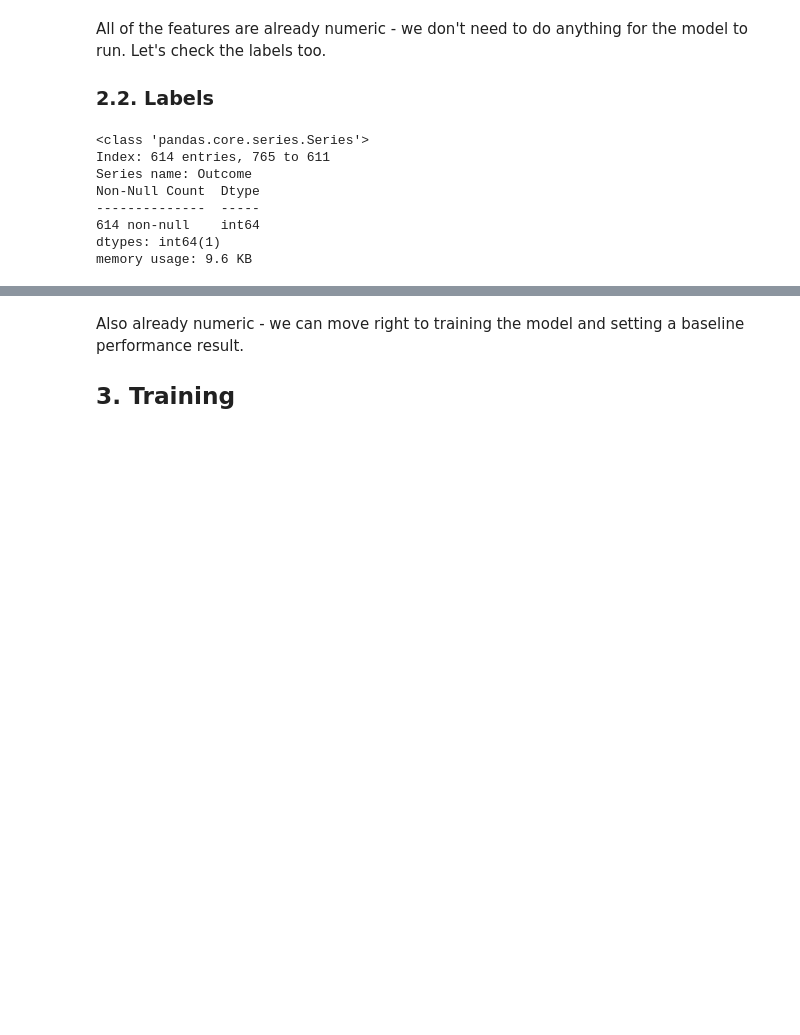
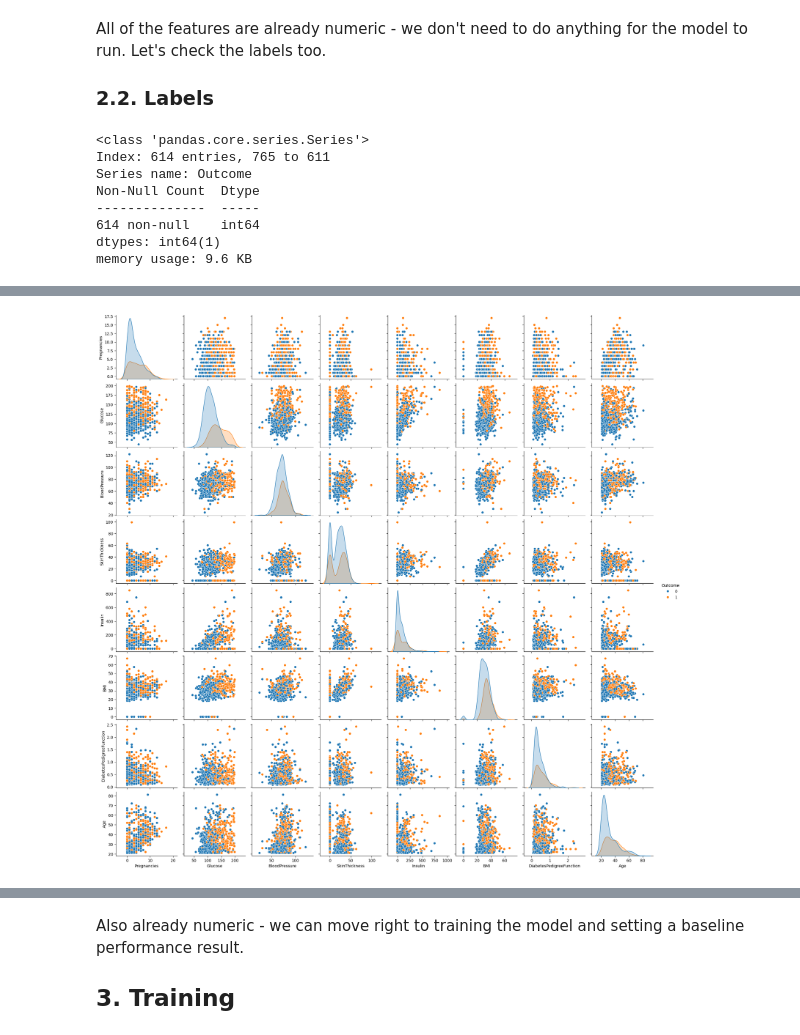
Before and after one commit to 4GeeksAcademy/aaronmatthews4-gperdrizet-decision-tree-project-class-main, a Jupyter notebook: src/mvp.ipynb, the cells around one changed output, grey strips where cells are left out. Saved outputs shown, nothing was run; the diff lists cells and outputs as text; code cells hidden in the pictures; blank space fills up the shorter version.

```diff
--- a/src/mvp.ipynb
+++ b/src/mvp.ipynb
@@ -136,10 +133,0 @@ print(training_features[['Glucose', 'BloodPressure']].head())
-# %%
-import pandas as pd
-
-data_df[['Glucose', 'BloodPressure']] = data_df[['Glucose', 'BloodPressure']].replace(0, pd.NA)
-
-data_df['Glucose'] = data_df['Glucose'].fillna(data_df['Glucose'].mean())
-data_df['BloodPressure'] = data_df['BloodPressure'].fillna(data_df['BloodPressure'].mean())
-
-
-print(data_df[['Glucose', 'BloodPressure']].head())
@@ -174,0 +212,5 @@ Testing Set:
+# %%
+sns.pairplot(data_df, hue='Outcome')
+plt.show()
+# %% [output]
+[figure, added]
```
Also changed, not shown: parts of 16 cells of this notebook.
